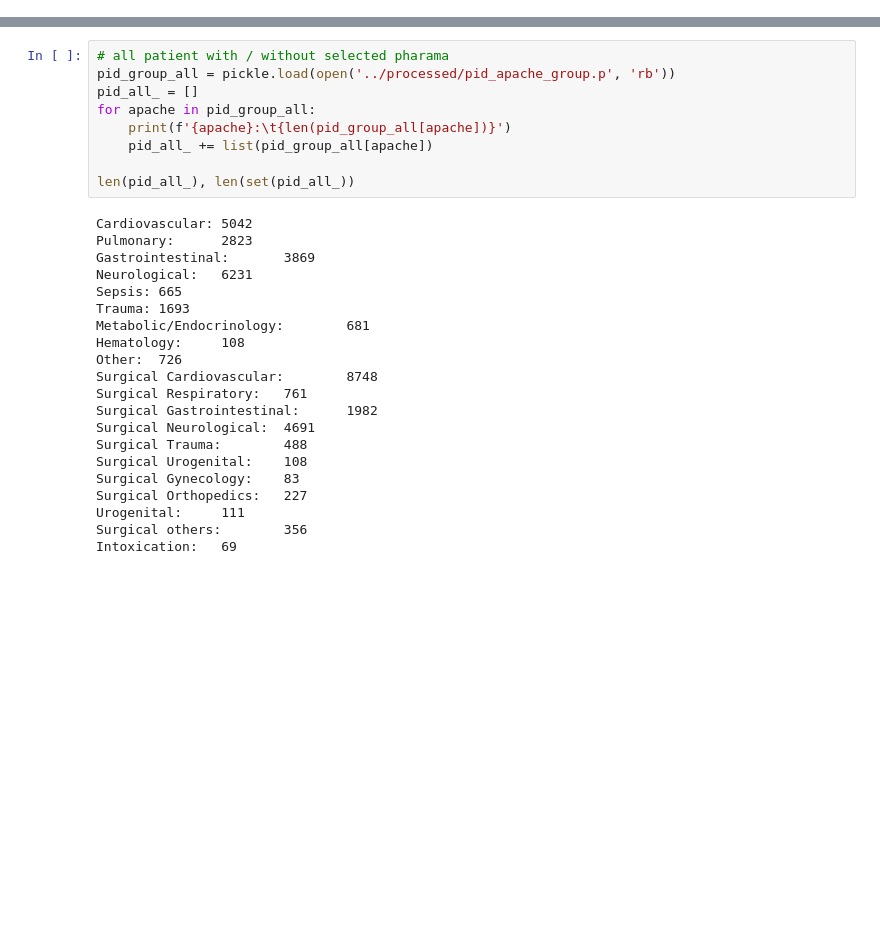
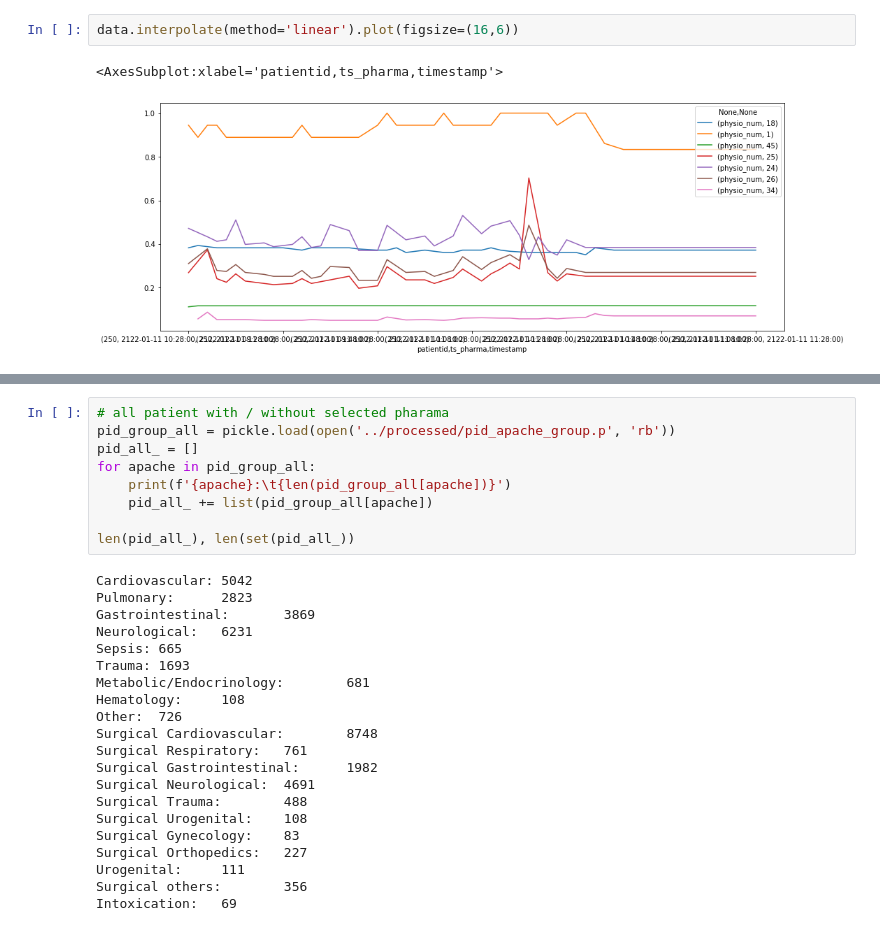
Before and after one commit to KaiWU17TUM/AnomalyDetectionWithPatientStateSpace, a Jupyter notebook: notebooks/check-processed-data.ipynb, the cells around one changed output, grey strips where cells are left out. Saved outputs shown, nothing was run; the diff lists cells and outputs as text; blank space fills up the shorter version.

```diff
--- a/notebooks/check-processed-data.ipynb
+++ b/notebooks/check-processed-data.ipynb
@@ -22,0 +480,5 @@ stat_physio = pickle.load(open('../processed/stat_physio.p', 'rb'))
+# %%
+data.interpolate(method='linear').plot(figsize=(16,6))
+# %% [output]
+<AxesSubplot:xlabel='patientid,ts_pharma,timestamp'>
+[figure, added]
```
Also changed, not shown: parts of 40 cells of this notebook, 4 other files.
